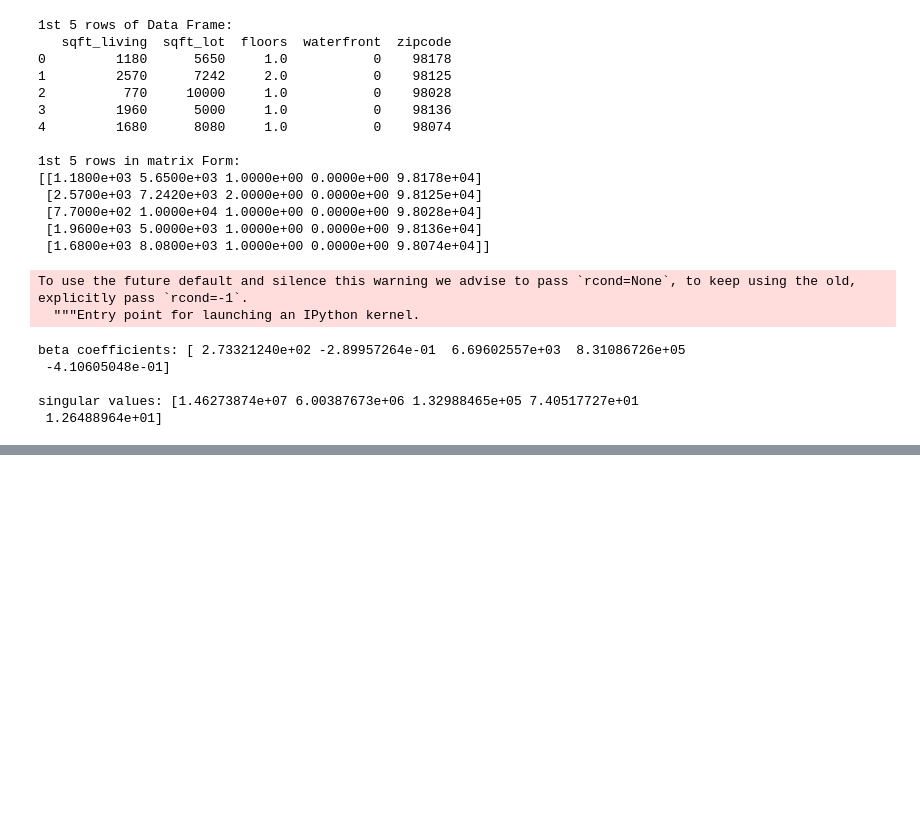
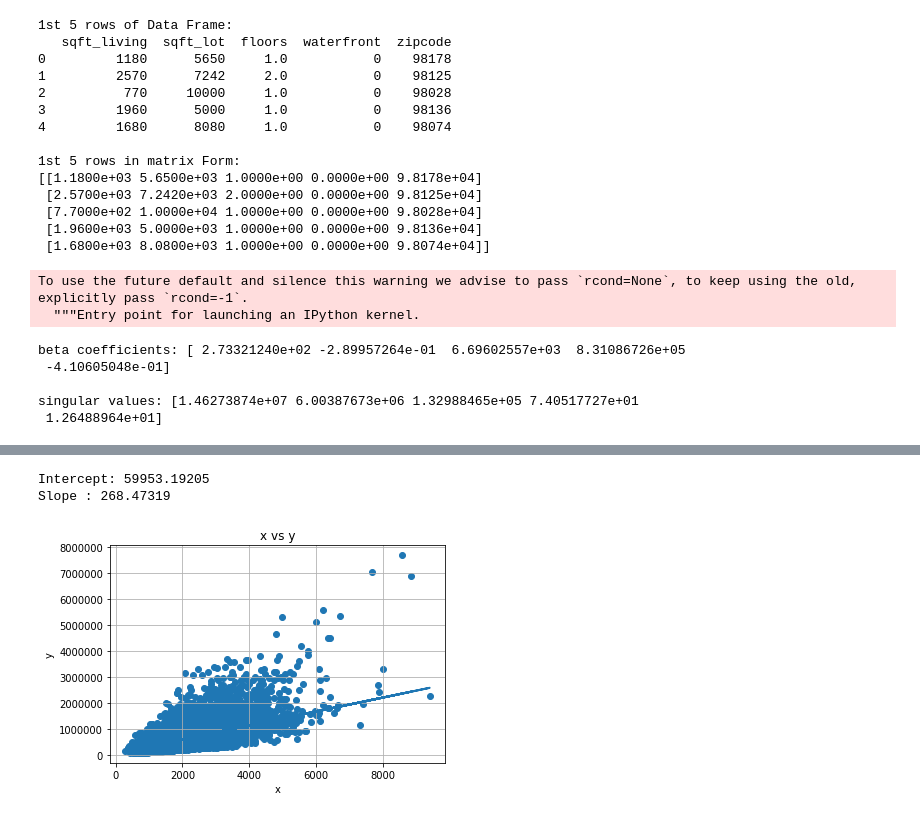
Before and after one commit to KDrab/house_regressions, a Jupyter notebook: linears.ipynb, the cells around one changed output, grey strips where cells are left out. Saved outputs shown, nothing was run; the diff lists cells and outputs as text; code cells hidden in the pictures; blank space fills up the shorter version.

```diff
--- a/linears.ipynb
+++ b/linears.ipynb
@@ -175,0 +108,6 @@ Slope : 174588.81258
+# %%
+linearize(houses['sqft_above'])
+# %% [output]
+Intercept: 59953.19205
+Slope : 268.47319
+[figure, added]
```
Also changed, not shown: parts of 16 cells of this notebook.
